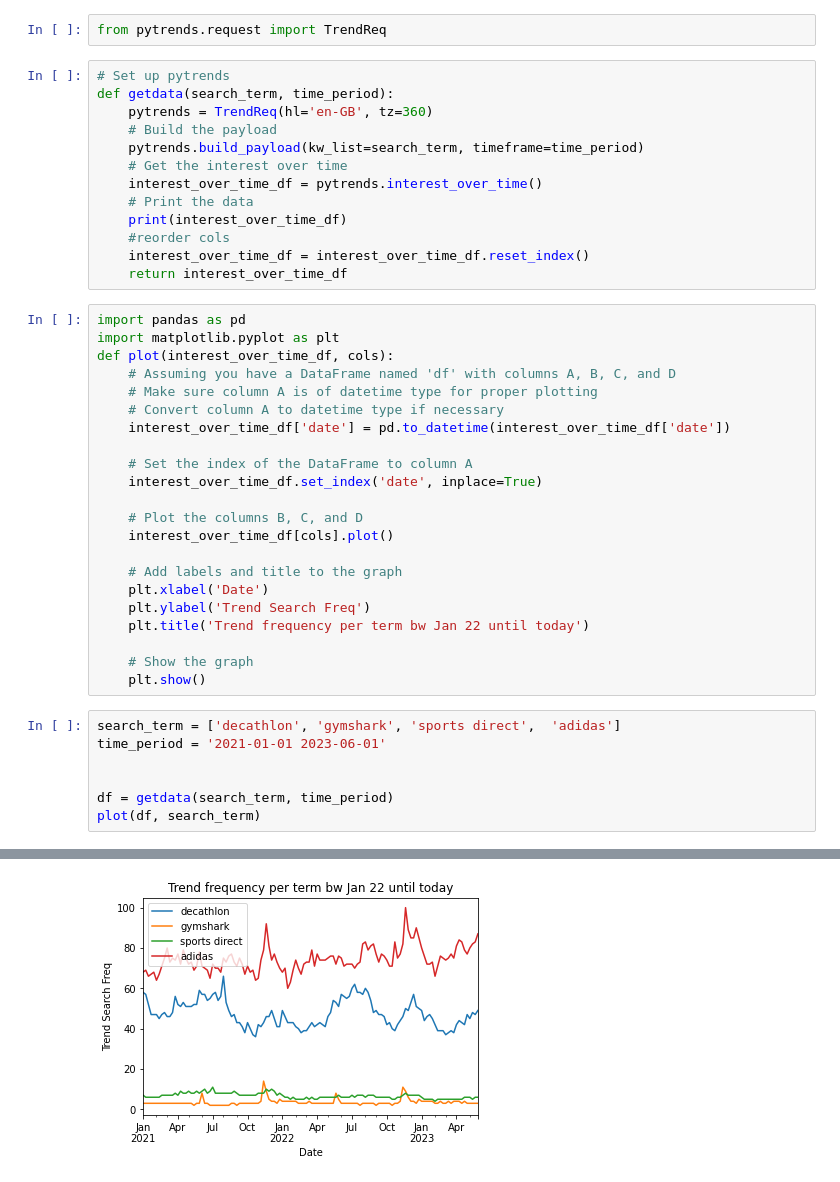
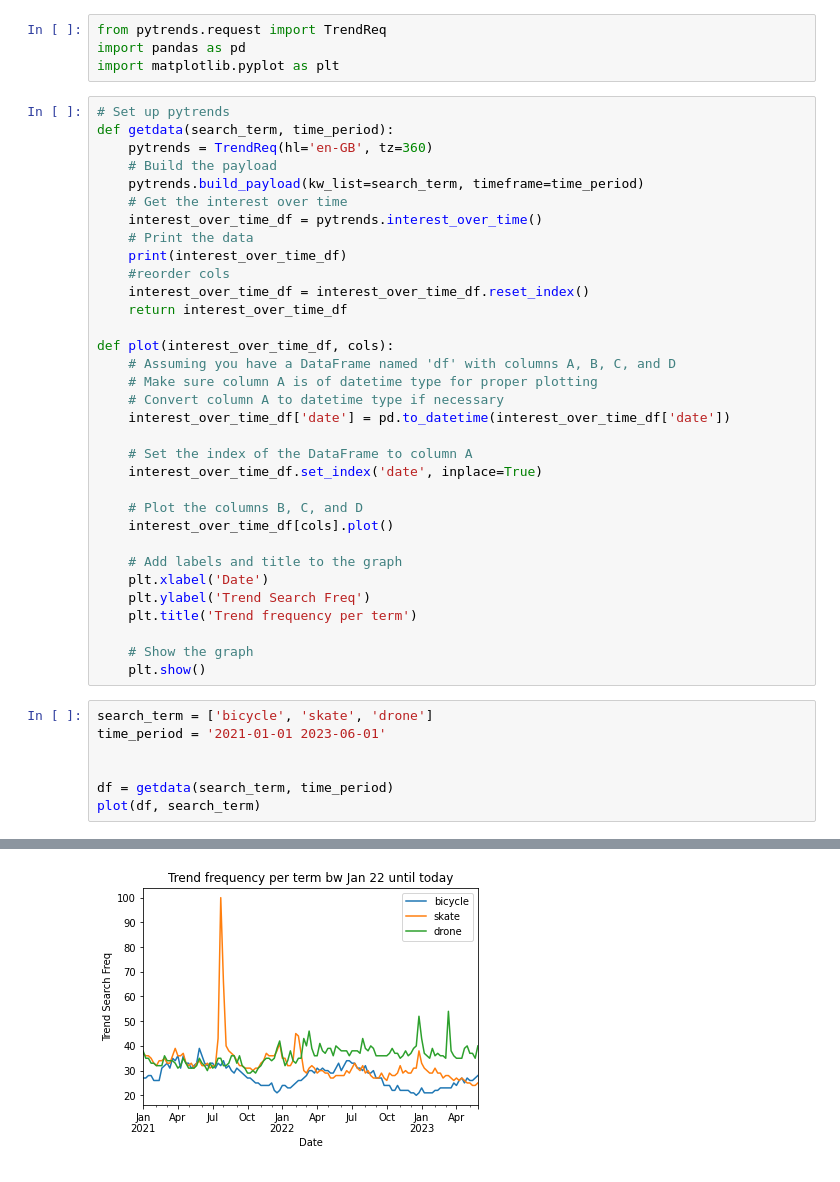
Before and after one commit to xfold/the-ai-jungle, a Jupyter notebook: google_trends/pytrends.ipynb, the cells around one changed output, grey strips where cells are left out. Saved outputs shown, nothing was run; the diff lists cells and outputs as text.

```diff
--- a/google_trends/pytrends.ipynb
+++ b/google_trends/pytrends.ipynb
@@ -1,5 +10,7 @@
 # %%
 from pytrends.request import TrendReq
+import pandas as pd
+import matplotlib.pyplot as plt
 # %%
 # Set up pytrends
 def getdata(search_term, time_period):
@@ -13,30 +24,28 @@ def getdata(search_term, time_period):
     #reorder cols
     interest_over_time_df = interest_over_time_df.reset_index()
     return interest_over_time_df
+
+def plot(interest_over_time_df, cols):
+    # Assuming you have a DataFrame named 'df' with columns A, B, C, and D
+    # Make sure column A is of datetime type for proper plotting
+    # Convert column A to datetime type if necessary
+    interest_over_time_df['date'] = pd.to_datetime(interest_over_time_df['date'])
+
+    # Set the index of the DataFrame to column A
+    interest_over_time_df.set_index('date', inplace=True)
+
+    # Plot the columns B, C, and D
+    interest_over_time_df[cols].plot()
+
+    # Add labels and title to the graph
+    plt.xlabel('Date')
+    plt.ylabel('Trend Search Freq')
+    plt.title('Trend frequency per term')
+
+    # Show the graph
+    plt.show()
-# %%
-import pandas as pd
-import matplotlib.pyplot as plt
-def plot(interest_over_time_df, cols):
-    # Assuming you have a DataFrame named 'df' with columns A, B, C, and D
-    # Make sure column A is of datetime type for proper plotting
-    # Convert column A to datetime type if necessary
-    interest_over_time_df['date'] = pd.to_datetime(interest_over_time_df['date'])
-
-    # Set the index of the DataFrame to column A
-    interest_over_time_df.set_index('date', inplace=True)
-
-    # Plot the columns B, C, and D
-    interest_over_time_df[cols].plot()
-
-    # Add labels and title to the graph
-    plt.xlabel('Date')
-    plt.ylabel('Trend Search Freq')
-    plt.title('Trend frequency per term bw Jan 22 until today')
-
-    # Show the graph
-    plt.show()
 # %%
-search_term = ['decathlon', 'gymshark', 'sports direct',  'adidas']
+search_term = ['bicycle', 'skate', 'drone']
 time_period = '2021-01-01 2023-06-01'
 
 
@@ -61 +70 @@ date
-[figure, old version]
+[figure, new version]
```
Also changed, not shown: parts of 2 cells of this notebook, 1 other file.
